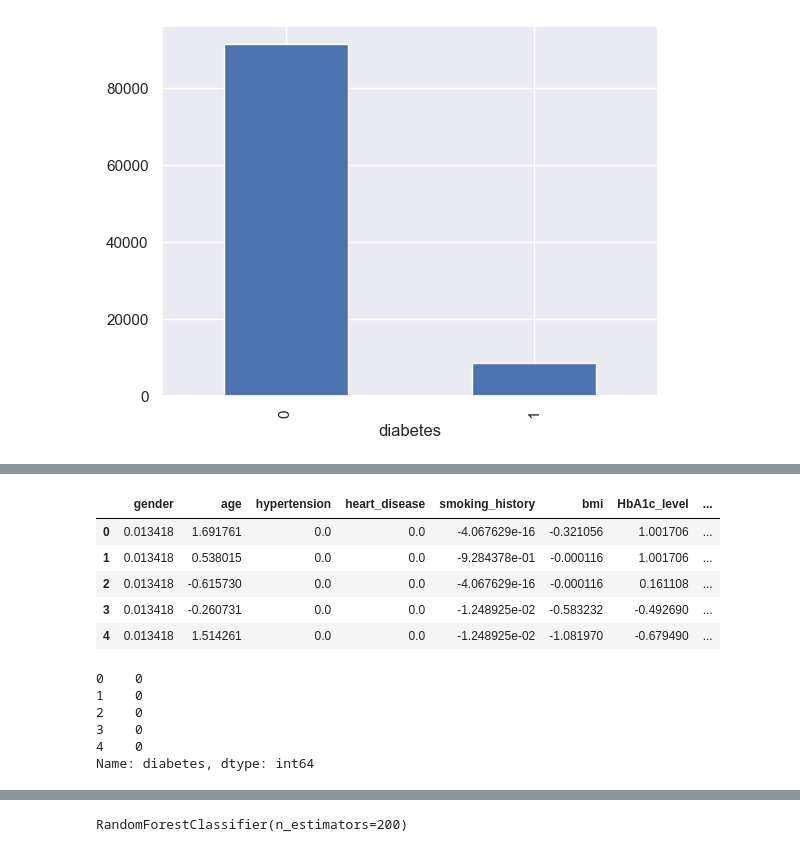
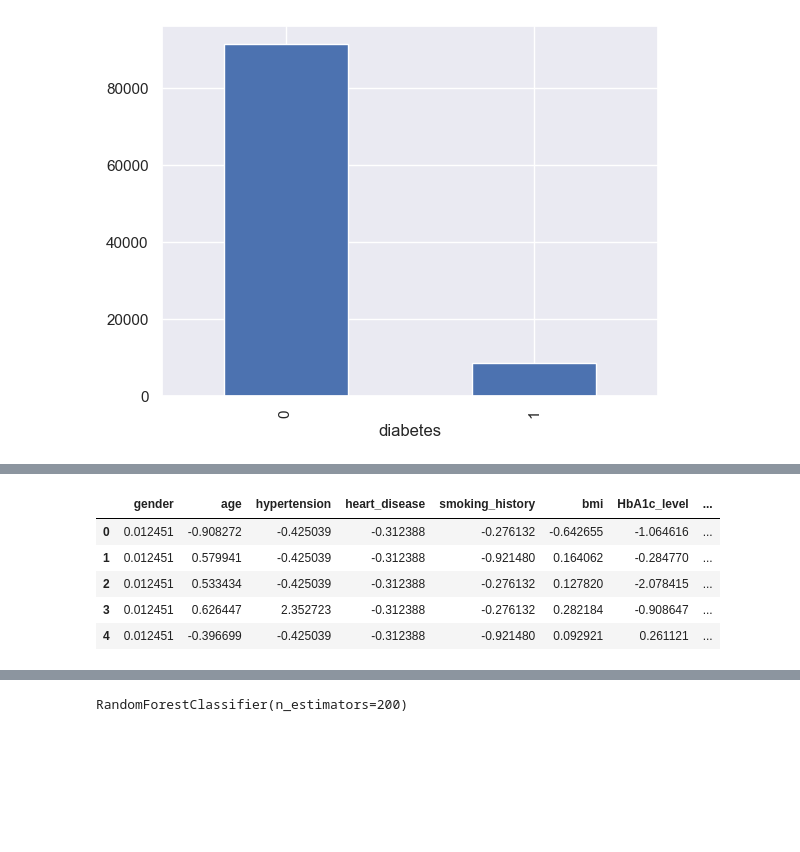
Before and after one commit to Oladekunle/Diabetes-prediction-ML, a Jupyter notebook: Diabetes_ML_prediction.ipynb, the cells around one changed output, grey strips where cells are left out. Saved outputs shown, nothing was run; the diff lists cells and outputs as text; code cells hidden in the pictures; blank space fills up the shorter version.

```diff
--- a/Diabetes_ML_prediction.ipynb
+++ b/Diabetes_ML_prediction.ipynb
@@ -245,0 +228,14 @@ Name: count, dtype: int64
+# %%
+diabetes_0 = diabetes_df[diabetes_df['diabetes'] == 0]
+diabetes_1 = diabetes_df[diabetes_df['diabetes'] == 1]
+# %%
+# Resampling the data
+from sklearn.utils import resample
+
+diabetes_0_res = resample(diabetes_0, n_samples=100000,
+                          random_state=123, replace=True)
+diabetes_1_res = resample(diabetes_1, n_samples=100000,
+                          random_state=123, replace=True)
+# %%
+diabetes_df = pd.concat([diabetes_0_res, diabetes_1_res])
+diabetes_df
@@ -269,27 +292,20 @@ diabetes_df_copy.head()
 # %%
 from sklearn.preprocessing import StandardScaler
 
 #### Normalizing the dataset between 1.0 and 0
 sc_X = StandardScaler()
-X = pd.DataFrame(sc_X.fit_transform(diabetes_df_copy.drop(['diabetes'], axis=1)),
+# X = pd.DataFrame(sc_X.fit_transform(diabetes_df.drop(['diabetes'], axis=1)),
 
-columns=['gender', 'age', 'hypertension', 'heart_disease', 'smoking_history','bmi', 'HbA1c_level', 'blood_glucose_level'])
+# columns=['gender', 'age', 'hypertension', 'heart_disease', 'smoking_history','bmi', 'HbA1c_level', 'blood_glucose_level'])
 
-X.head()
+diabetes_df = pd.DataFrame(sc_X.fit_transform(diabetes_df),
+                       columns=['gender', 'age', 'hypertension', 'heart_disease', 'smoking_history','bmi', 'HbA1c_level', 'blood_glucose_level', 'diabetes'])
+
+diabetes_df.head()
 # %% [output]
 |  | gender | age | hypertension | heart_disease | smoking_history | bmi | HbA1c_level | ... |
-| 0 | 0.013418 | 1.691761 | 0.0 | 0.0 | -4.067629e-16 | -0.321056 | 1.001706 | ... |
-| 1 | 0.013418 | 0.538015 | 0.0 | 0.0 | -9.284378e-01 | -0.000116 | 1.001706 | ... |
-| 2 | 0.013418 | -0.615730 | 0.0 | 0.0 | -4.067629e-16 | -0.000116 | 0.161108 | ... |
-| 3 | 0.013418 | -0.260731 | 0.0 | 0.0 | -1.248925e-02 | -0.583232 | -0.492690 | ... |
-| 4 | 0.013418 | 1.514261 | 0.0 | 0.0 | -1.248925e-02 | -1.081970 | -0.679490 | ... |
+| 0 | 0.012451 | -0.908272 | -0.425039 | -0.312388 | -0.276132 | -0.642655 | -1.064616 | ... |
+| 1 | 0.012451 | 0.579941 | -0.425039 | -0.312388 | -0.921480 | 0.164062 | -0.284770 | ... |
+| 2 | 0.012451 | 0.533434 | -0.425039 | -0.312388 | -0.276132 | 0.127820 | -2.078415 | ... |
+| 3 | 0.012451 | 0.626447 | 2.352723 | -0.312388 | -0.276132 | 0.282184 | -0.908647 | ... |
+| 4 | 0.012451 | -0.396699 | -0.425039 | -0.312388 | -0.921480 | 0.092921 | 0.261121 | ... |
-# %%
-y = diabetes_df_copy.diabetes
-y.head()
-# %% [output]
-0    0
-1    0
-2    0
-3    0
-4    0
-Name: diabetes, dtype: int64
```
Also changed, not shown: parts of 31 cells of this notebook.
